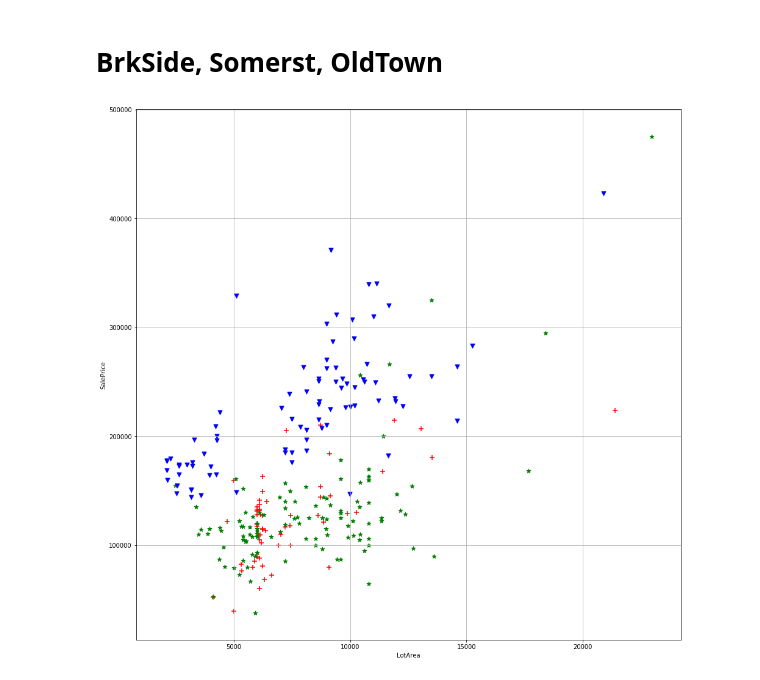
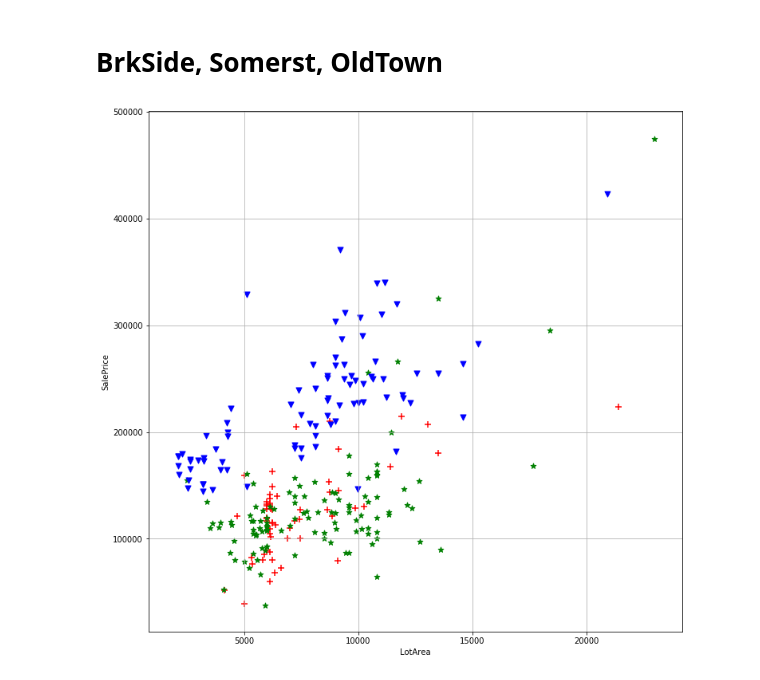
Before and after one commit to DavidWants2Learn/DataScienceBootCamp, a Jupyter notebook: Data_Science_Project/House_Price by lot_size.ipynb, the cells around one changed output. Saved outputs shown, nothing was run; the diff lists cells and outputs as text; code cells hidden in the pictures.

```diff
--- a/Data_Science_Project/House_Price by lot_size.ipynb
+++ b/Data_Science_Project/House_Price by lot_size.ipynb
@@ -294,14 +300,14 @@ np.unique(dfTemp["Neighborhood"]).tolist()
 # %%
 colors=["r","g","b"]
 markers=["+","*","v"]
 nclasses=3
 for i in range(nclasses):
     x,y=zip(*X1[Y1==i])
     plt.scatter(x,y,marker=markers[i],color=colors[i],s=50)
 
 plt.xlabel("LotArea")
 plt.ylabel("SalePrice")
 plt.grid()
-plt.gcf().set_size_inches(16,16)
+plt.gcf().set_size_inches(12,12)
 # %% [output]
-[figure, old version]
+[figure, new version]
```
Also changed, not shown: parts of 13 cells of this notebook.
